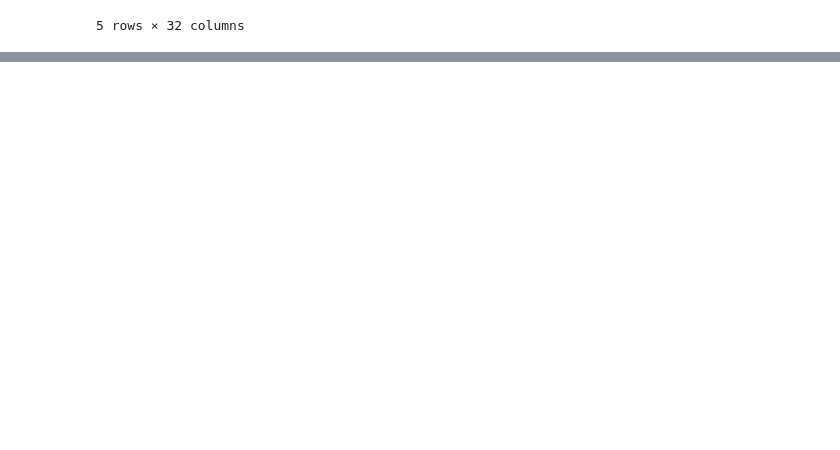
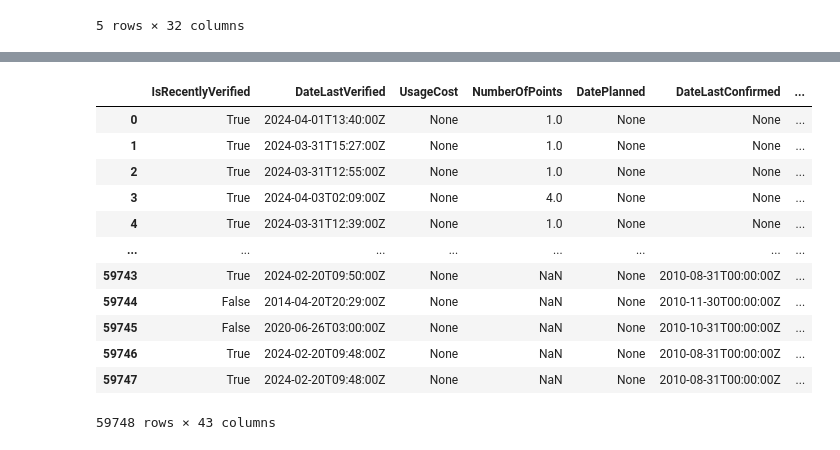
Before and after one commit to Ramsha-amir26/DAP-TABA, a Jupyter notebook: Openchargemap.ipynb, the cells around one changed output, grey strips where cells are left out. Saved outputs shown, nothing was run; the diff lists cells and outputs as text; code cells hidden in the pictures; blank space fills up the shorter version.

```diff
--- a/Openchargemap.ipynb
+++ b/Openchargemap.ipynb
@@ -115,3 +113,19 @@ df.head()
 | 3 | 660e72f0687f49a499d05da3 | {'WebsiteURL': 'http://opencharge... | {'WebsiteURL': 'https://shellrech... | {'IsPayAtLocation': False, 'IsMem... | {'IsOperational': True, 'IsUserSe... | {'IsLive': True, 'ID': 200, 'Titl... | None | ... |
 | 4 | 660e72f0687f49a499d05da4 | {'WebsiteURL': 'http://opencharge... | {'WebsiteURL': 'http://www.charge... | {'IsPayAtLocation': None, 'IsMemb... | {'IsOperational': True, 'IsUserSe... | {'IsLive': True, 'ID': 200, 'Titl... | None | ... |
 5 rows × 32 columns
+# %%
+import numpy as np
+import json
+
+def normalize_nested_columns(df, column_name):
+    nested_data = df[column_name].apply(pd.Series)
+    nested_data.columns = [f"{column_name}_{subcolumn}" for subcolumn in nested_data.columns]
+    df = pd.concat([df.drop(columns=[column_name]), nested_data], axis=1)
+    return df
+
+nested_columns = ['DataProvider','OperatorInfo', 'UsageType', 'StatusType', 'SubmissionStatus']
+
+new_df = df.copy()
+
+for column in nested_columns:
+    new_df = normalize_nested_columns(new_df, column)
@@ -117,0 +168,9 @@ df.head()
+# %%
+address_info_df = new_df['AddressInfo'].apply(pd.Series)
+address_info_df.columns = [f"AddressInfo_{subcolumn}" for subcolumn in address_info_df.columns]
+
+data_provider_status_df = new_df['DataProvider_DataProviderStatusType'].apply(pd.Series)
+data_provider_status_df.columns = [f"DataProvider_Status_{subcolumn}" for subcolumn in data_provider_status_df.columns]
+
+new_df = pd.concat([new_df.drop(columns=['AddressInfo', 'DataProvider_DataProviderStatusType']),
+                    address_info_df, data_provider_status_df], axis=1)
@@ -117,0 +182,5 @@ df.head()
+# %%
+country_info_df = new_df['AddressInfo_Country'].apply(pd.Series)
+country_info_df.columns = [f"AddressInfo_Country_{subcolumn}" for subcolumn in country_info_df.columns]
+
+new_df = pd.concat([new_df.drop(columns=['AddressInfo_Country']), country_info_df], axis=1)
@@ -117,0 +202,16 @@ df.head()
+# %%
+new_df.drop(columns=['_id', 'UserComments', 'PercentageSimilarity', 'MediaItems', 'ID', 'UUID', 'DataProviderID', 'AddressInfo_RelatedURL', 'AddressInfo_Distance', 'DataProvider_Status_ID', 'AddressInfo_Country_ContinentCode', 'ParentChargePointID', 'DataProvidersReference', 'OperatorID', 'OperatorsReference', 'UsageTypeID', 'Connections', 'AddressInfo_ContactTelephone1','AddressInfo_ContactTelephone2', 'AddressInfo_ContactEmail', 'AddressInfo_AccessComments', 'GeneralComments', 'StatusTypeID', 'MetadataValues', 'AddressInfo_Postcode', 'AddressInfo_CountryID', 'AddressInfo_DistanceUnit', 'AddressInfo_Country_ID', 'SubmissionStatusTypeID', 'DataQualityLevel', 'AddressInfo_AddressLine1', 'AddressInfo_AddressLine2', 'AddressInfo_Town', 'AddressInfo_StateOrProvince', 'DataProvider_WebsiteURL', 'DataProvider_Comments', 'SubmissionStatus_ID', 'SubmissionStatus_Title', 'AddressInfo_ID', 'AddressInfo_Title'])
+# %% [output]
+|  | IsRecentlyVerified | DateLastVerified | UsageCost | NumberOfPoints | DatePlanned | DateLastConfirmed | ... |
+| 0 | True | 2024-04-01T13:40:00Z | None | 1.0 | None | None | ... |
+| 1 | True | 2024-03-31T15:27:00Z | None | 1.0 | None | None | ... |
+| 2 | True | 2024-03-31T12:55:00Z | None | 1.0 | None | None | ... |
+| 3 | True | 2024-04-03T02:09:00Z | None | 4.0 | None | None | ... |
+| 4 | True | 2024-03-31T12:39:00Z | None | 1.0 | None | None | ... |
+| ... | ... | ... | ... | ... | ... | ... | ... |
+| 59743 | True | 2024-02-20T09:50:00Z | None | NaN | None | 2010-08-31T00:00:00Z | ... |
+| 59744 | False | 2014-04-20T20:29:00Z | None | NaN | None | 2010-11-30T00:00:00Z | ... |
+| 59745 | False | 2020-06-26T03:00:00Z | None | NaN | None | 2010-10-31T00:00:00Z | ... |
+| 59746 | True | 2024-02-20T09:48:00Z | None | NaN | None | 2010-08-31T00:00:00Z | ... |
+| 59747 | True | 2024-02-20T09:48:00Z | None | NaN | None | 2010-08-31T00:00:00Z | ... |
+59748 rows × 43 columns
```
Also changed, not shown: parts of 14 cells of this notebook, 1 other file.
